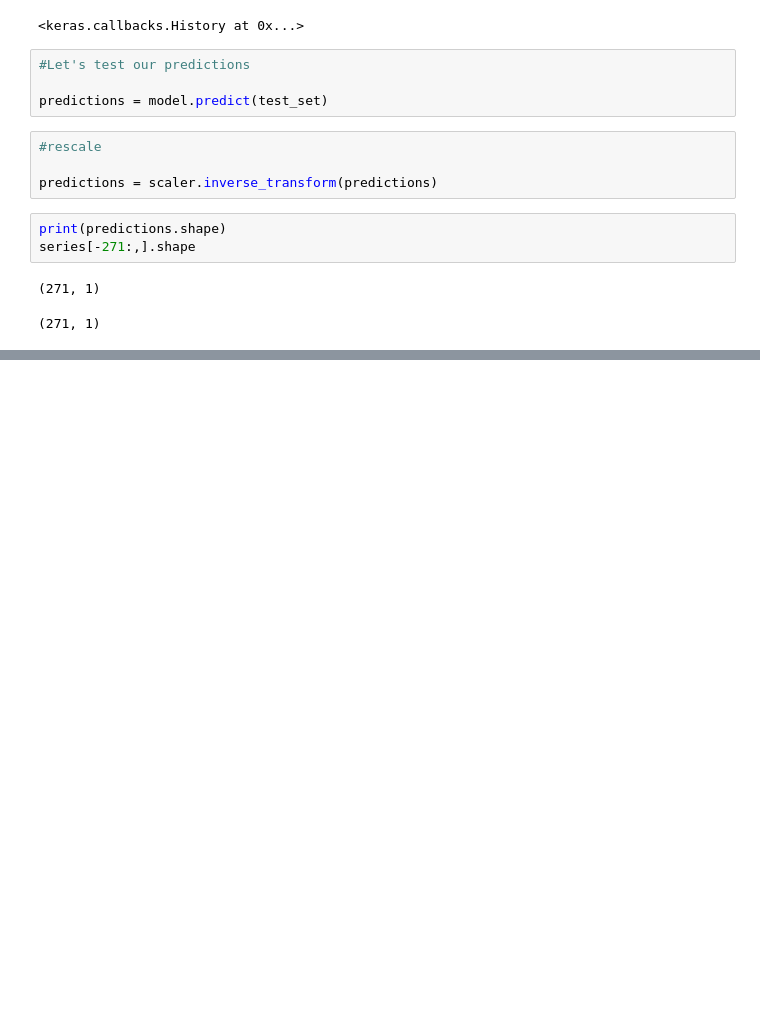
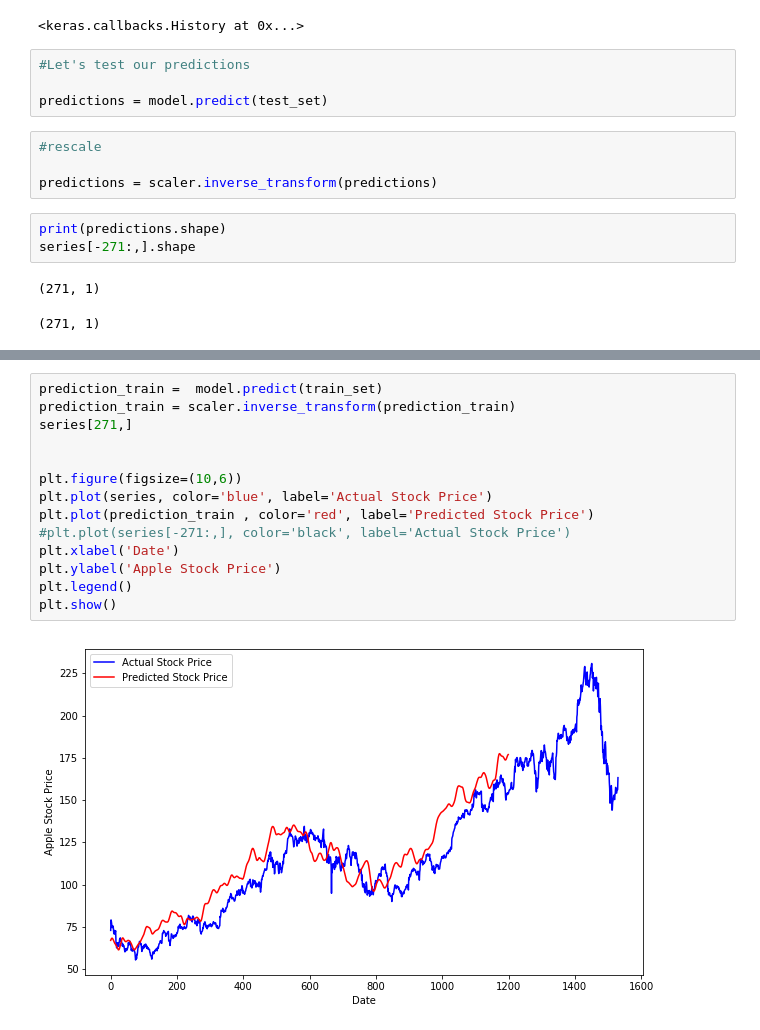
Before and after one commit to Simmetria0/CursoLiberbank_170519, a Jupyter notebook: LSTM_Tutorial.ipynb, the cells around one changed output, grey strips where cells are left out. Saved outputs shown, nothing was run; the diff lists cells and outputs as text; blank space fills up the shorter version.

```diff
--- a/LSTM_Tutorial.ipynb
+++ b/LSTM_Tutorial.ipynb
@@ -202,0 +213,16 @@ plt.show()
+# %%
+prediction_train =  model.predict(train_set)
+prediction_train = scaler.inverse_transform(prediction_train)
+series[271,]
+
+
+plt.figure(figsize=(10,6))
+plt.plot(series, color='blue', label='Actual Stock Price')
+plt.plot(prediction_train , color='red', label='Predicted Stock Price')
+#plt.plot(series[-271:,], color='black', label='Actual Stock Price')
+plt.xlabel('Date')
+plt.ylabel('Apple Stock Price')
+plt.legend()
+plt.show()
+# %% [output]
+[figure, added]
```
Also changed, not shown: parts of 5 cells of this notebook, 2 other files.
